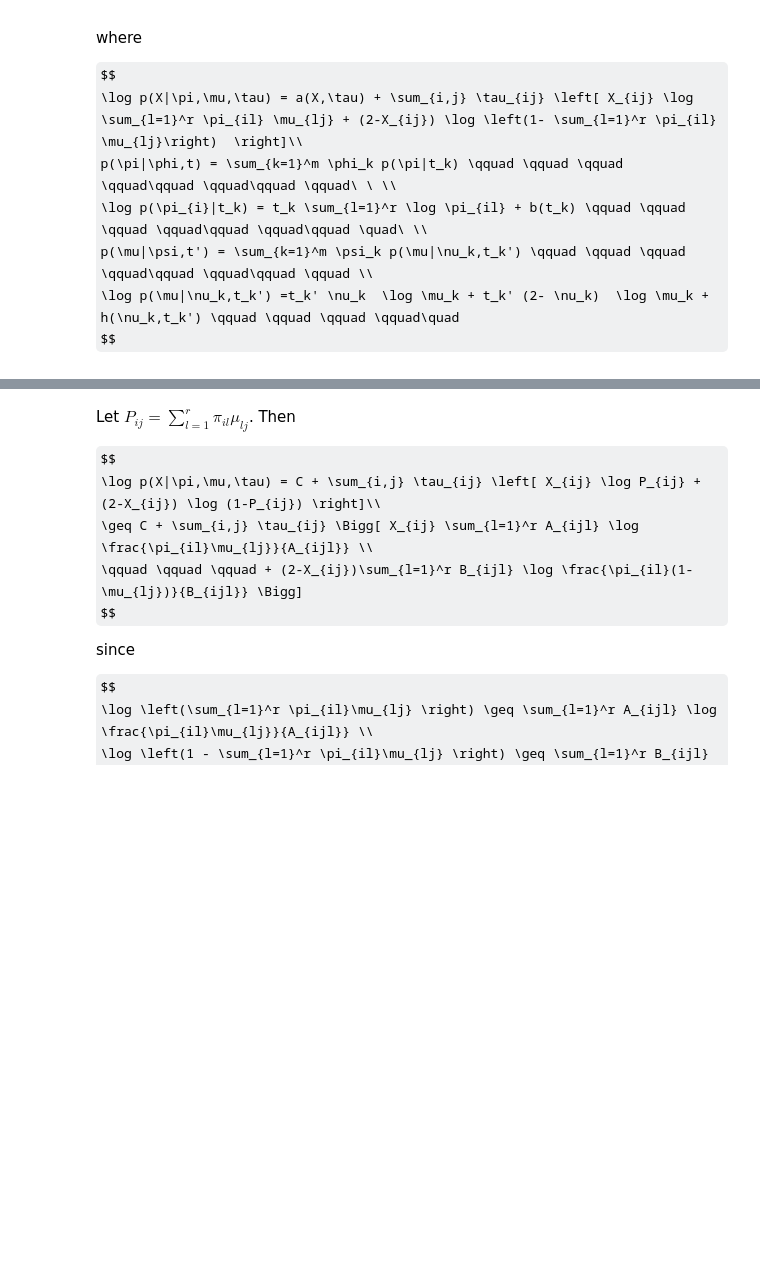
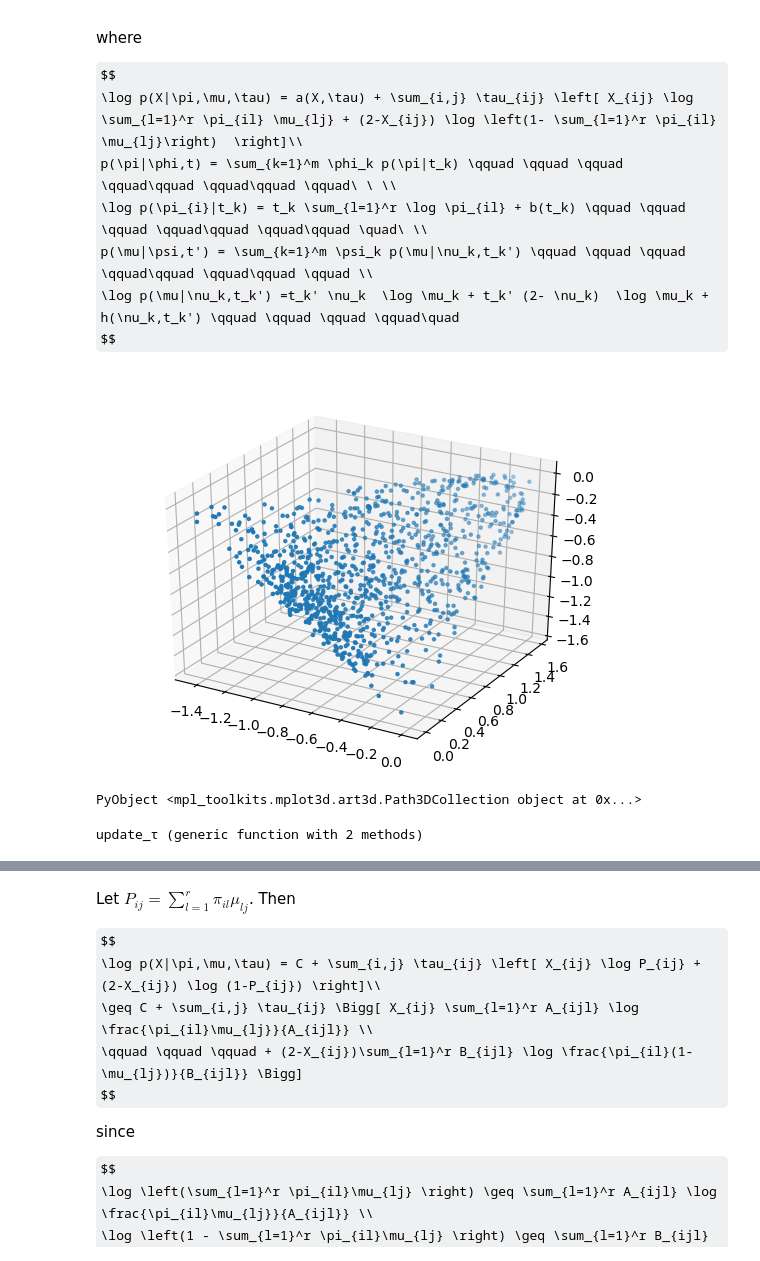
Before and after one commit to youngseok-kim/FLASH_STRUCTURE, a Jupyter notebook: docs/Matrix_factorization_1k_TeraSTRUCTURE_like.ipynb, the cells around one changed output, grey strips where cells are left out. Saved outputs shown, nothing was run; the diff lists cells and outputs as text; code cells hidden in the pictures; some formulas as TeX source; blank space fills up the shorter version.

Commit message:
update FLASH_STRUCTURE_type_1 with simple Dirichlet examples

```diff
--- a/docs/Matrix_factorization_1k_TeraSTRUCTURE_like.ipynb
+++ b/docs/Matrix_factorization_1k_TeraSTRUCTURE_like.ipynb
@@ -58,0 +120,60 @@ end
+# %%
+PyPlot.scatter3D(-π[:,1],π[:,2],-π[:,3], s = 5)
+# %% [output]
+[figure, added]
+PyObject <mpl_toolkits.mplot3d.art3d.Path3DCollection object at 0x...>
+# %%
+# for mathematical derivation, see the note below.
+
+include("../src/ASH_functions.jl"); include("../src/mixsqp.jl")
+
+function update_π(X, π, μ, τ; t = 1.5.^(-(1:20) + 1) - 1)
+
+    # construct Y
+    η = π * μ;
+    η[η .> 0.5] = 1 - η[η .> 0.5];
+    Y = π .* ((X .* τ ./ η) * μ' + ((2 - X) .* τ ./ (1 - η)) * (1-μ)')
+
+    # solve empirical Bayes normal means problem
+    out = ash_dirichlet(Y,h_diff_dirichlet; t = t)
+
+    return out[:pm]
+end
+
+
+function update_μ(X, π, μ, τ; ν = [zeros(7);ones(5)], t = [5.0.^(-3:3);5.0.^(-2:2)])
+
+    # construct ξ and Y
+    η = π * μ;
+    ξ = (1 - μ) .* (π' * (τ ./ η))
+    Y = (1 - μ) .* μ ./ ξ .* (π' * (X .* τ ./ η ./ (1 - η)))
+
+    # solve empirical Bayes normal means problem
+    out = ash_beta_binomial(Y[:],ξ[:],h_diff_beta; ν = ν, t = t)
+
+    return reshape(out[:pm],size(Y))
+end
+
+function update_μ2(X, π, μ, τ; ν = [zeros(7);ones(5)], t = [5.0.^(-3:3);5.0.^(-2:2)])
+
+    # construct ξ and Y
+    C = μ .* (π' * (X .* τ))
+    D = (1 - μ) .* (π' * ((2 - X) .* τ))
+    ξ = (C+D)/2;
+    Y = C ./ ξ;
+
+    # solve empirical Bayes normal means problem
+    out = ash_beta_binomial(Y[:],ξ[:],h_diff_beta; ν = ν, t = t)
+
+    return reshape(out[:pm],size(Y))
+end
+
+function update_τ(X, π, μ)
+
+    η = π * μ;
+    τ = 2 * mean(η,1) .* (1 - mean(η,1)) ./ mean((X .- 2 * η).^2,1)
+
+    return τ
+end
+# %% [output]
+update_τ (generic function with 2 methods)
```
Also changed, not shown: parts of 12 cells of this notebook, 6 other files.
